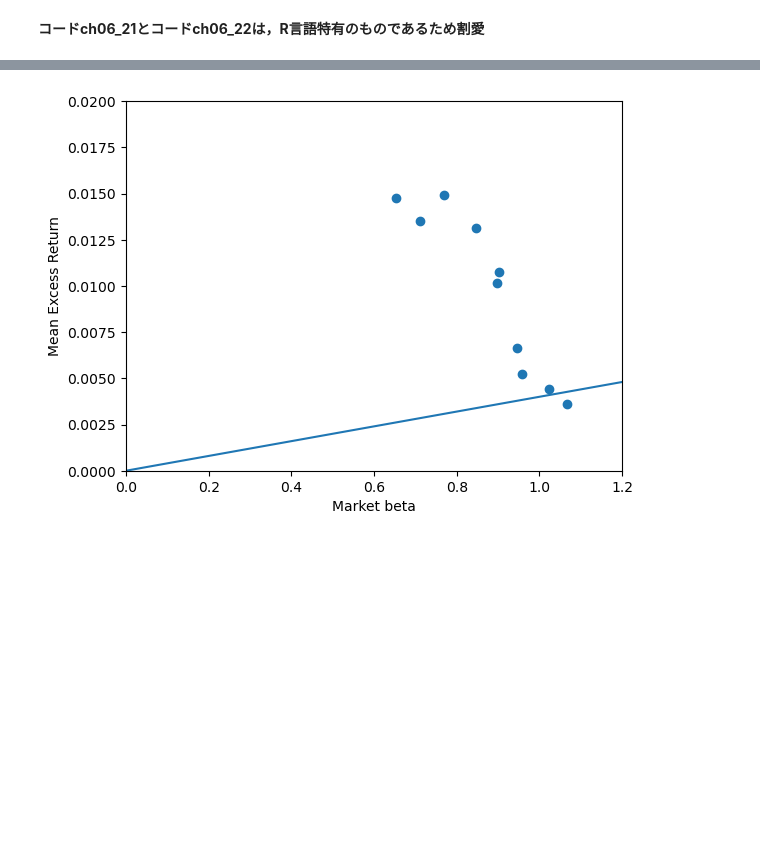
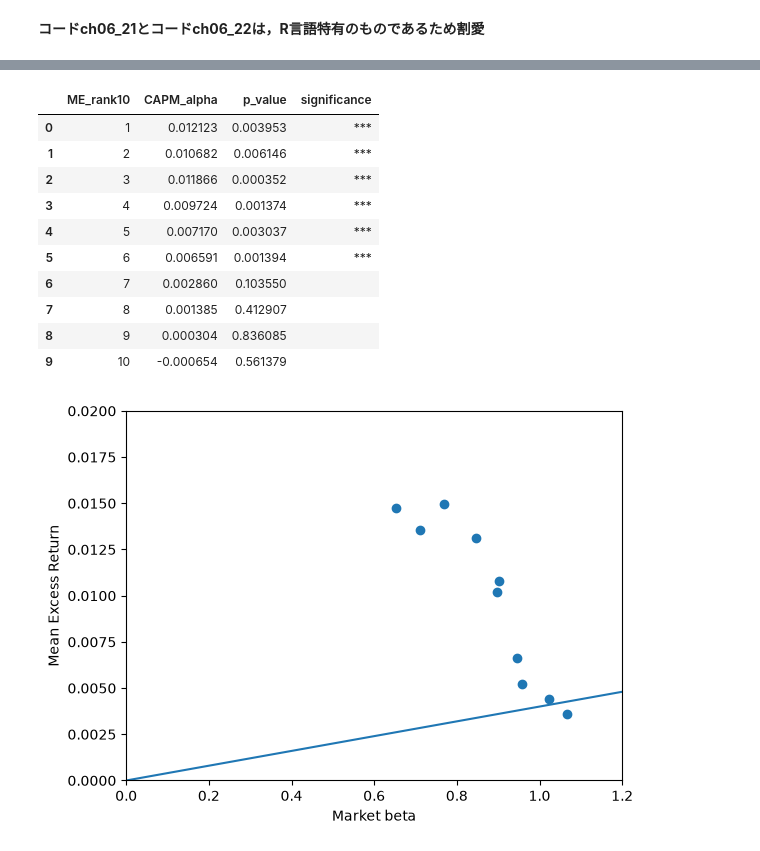
Before and after one commit to kshrmrmy/empirical-accounting-and-finance-in-python, a Jupyter notebook: ch06.ipynb, the cells around one changed output, grey strips where cells are left out. Cells and saved outputs as stored; diff of their text form; code cells hidden in the pictures; blank space fills up the shorter version.

```diff
--- a/ch06.ipynb
+++ b/ch06.ipynb
@@ -398,18 +397,32 @@ plt.show()
 # %%
 # ch06_24: CAPMアルファの統計的な有意性を評価
 
 CAPM_alpha_results = (
     binded_CAPM_results
     .loc["Intercept"]
     .rename(columns={'Coef.': 'CAPM_alpha', 'P>|t|': 'p_value'})
     .assign(significance=pd.cut(
         binded_CAPM_results.loc["Intercept", 'P>|t|'],
         bins=[0, 0.01, 0.05, 0.1, 1],
         labels=['***', '**', '*', ''],
         include_lowest=True
     ))
     .reset_index()[['ME_rank10', 'CAPM_alpha', 'p_value', 'significance']]
 )
+
+display(CAPM_alpha_results)
+# %% [output]
+|  | ME_rank10 | CAPM_alpha | p_value | significance |
+| 0 | 1 | 0.012123 | 0.003953 | *** |
+| 1 | 2 | 0.010682 | 0.006146 | *** |
+| 2 | 3 | 0.011866 | 0.000352 | *** |
+| 3 | 4 | 0.009724 | 0.001374 | *** |
+| 4 | 5 | 0.007170 | 0.003037 | *** |
+| 5 | 6 | 0.006591 | 0.001394 | *** |
+| 6 | 7 | 0.002860 | 0.103550 |  |
+| 7 | 8 | 0.001385 | 0.412907 |  |
+| 8 | 9 | 0.000304 | 0.836085 |  |
+| 9 | 10 | -0.000654 | 0.561379 |  |
 # %%
 # ch06_25: 証券市場線の推定
 
```
Also changed, not shown: parts of 22 cells of this notebook, 6 other files.
